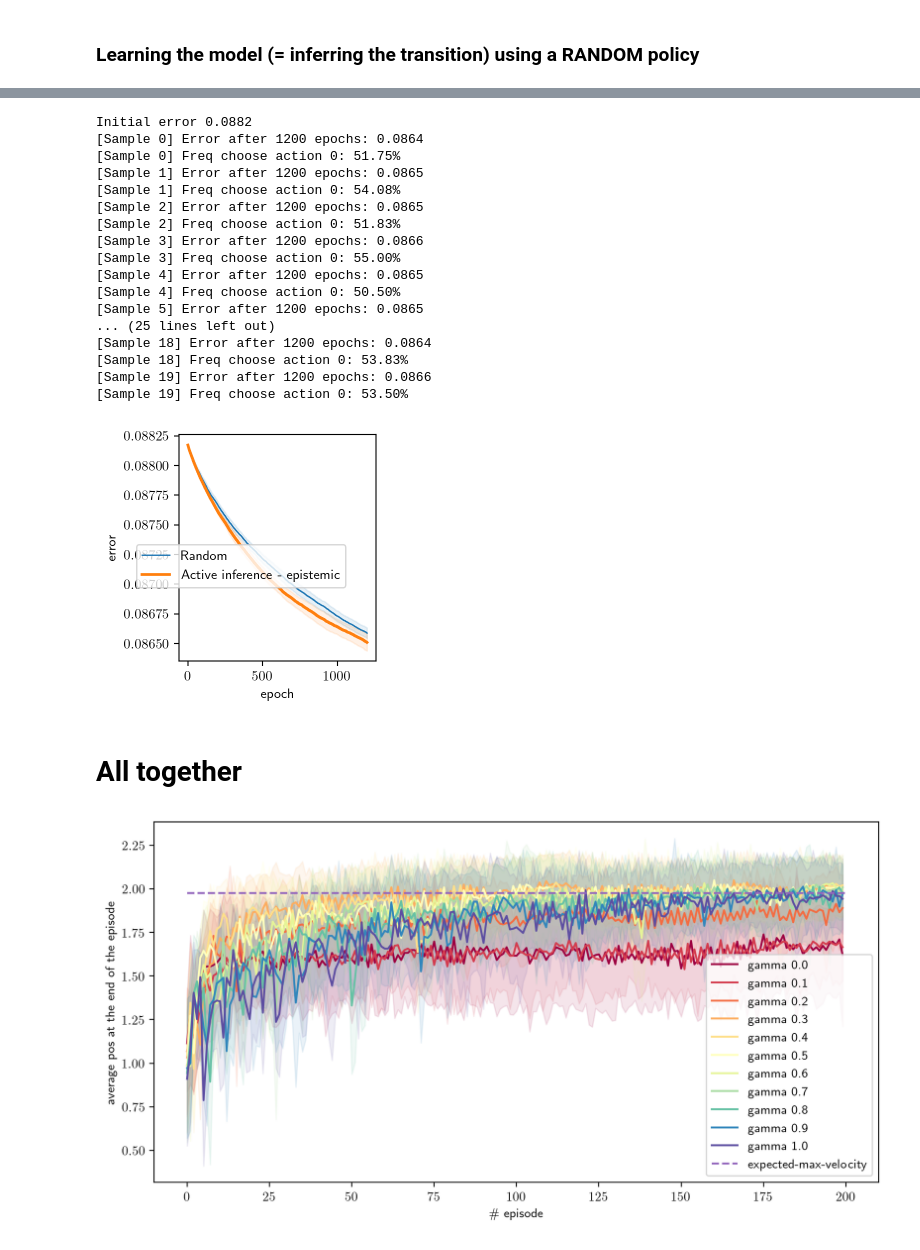
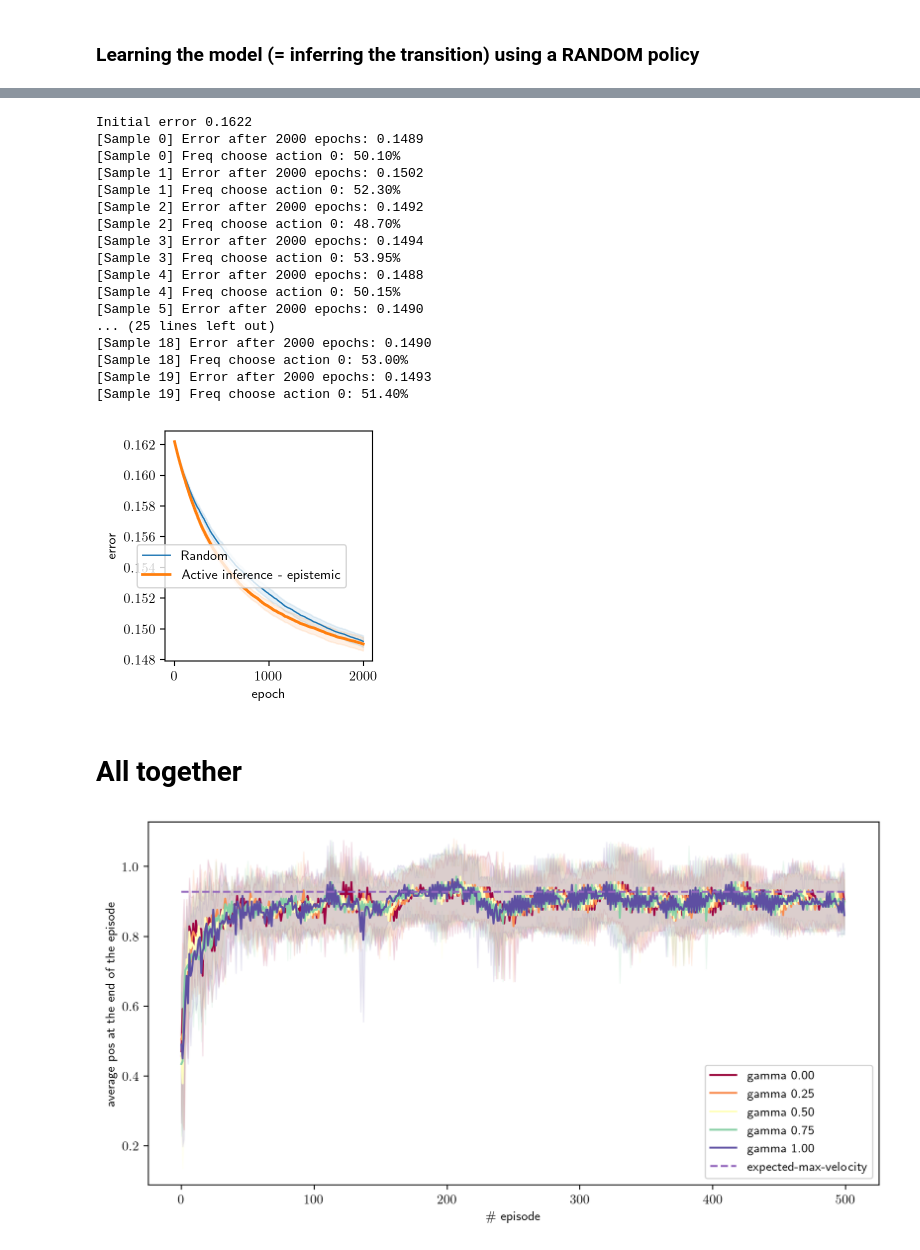
Before and after one commit to AurelienNioche/ActiveInferenceBall, a Jupyter notebook: velocity_and_position__main.ipynb, the cells around one changed output, grey strips where cells are left out. Saved outputs shown, nothing was run; the diff lists cells and outputs as text; code cells hidden in the pictures.

```diff
--- a/velocity_and_position__main.ipynb
+++ b/velocity_and_position__main.ipynb
@@ -99,14 +99,16 @@ for sample in range(n_sample_run):
             for h_idx in range(h):
                 a = ap[h_idx]
                 rollout_t_index = t_idx + h_idx
-                qv = qp @ (qv @ transition_velocity_atpvv[a, rollout_t_index, :, :])
+                qv = qp @ (qv @ transition_velocity_atpvv[a, rollout_t_index])
                 qp = qp @ (qv @ transition_position_pvp)
                 qvs[h_idx] = qv
                 qps[h_idx] = qp
 
             pragmatic[ap_index] = np.sum(qps @ log_prior)
 
-        a = action_plan[np.argmax(pragmatic)][0]
+        a = np.random.choice(
+            np.arange(len(action_plan))
+            [pragmatic == pragmatic.max()])
 
         v_idx = np.random.choice(
             np.arange(n_velocity),
@@ -124,6 +126,6 @@ run = {
     "velocity": hist_vel
 }
 # %%
-baselines = baseline.run_baseline_pragmatic()
+baselines = baseline.run()
 plot.runs(run, *baselines)
 # %% [output]
@@ -349,34 +351,34 @@ for sample in range(n_sample_run):
 
 run_af_epistemic = {"policy": "af-epistemic", "error": hist_err}
 # %% [output]
-Initial error 0.0882
-[Sample 0] Error after 1200 epochs: 0.0864
-[Sample 0] Freq choose action 0: 51.75%
-[Sample 1] Error after 1200 epochs: 0.0865
-[Sample 1] Freq choose action 0: 54.08%
-[Sample 2] Error after 1200 epochs: 0.0865
-[Sample 2] Freq choose action 0: 51.83%
-[Sample 3] Error after 1200 epochs: 0.0866
-[Sample 3] Freq choose action 0: 55.00%
-[Sample 4] Error after 1200 epochs: 0.0865
-[Sample 4] Freq choose action 0: 50.50%
-[Sample 5] Error after 1200 epochs: 0.0865
+Initial error 0.1622
+[Sample 0] Error after 2000 epochs: 0.1489
+[Sample 0] Freq choose action 0: 50.10%
+[Sample 1] Error after 2000 epochs: 0.1502
+[Sample 1] Freq choose action 0: 52.30%
+[Sample 2] Error after 2000 epochs: 0.1492
+[Sample 2] Freq choose action 0: 48.70%
+[Sample 3] Error after 2000 epochs: 0.1494
+[Sample 3] Freq choose action 0: 53.95%
+[Sample 4] Error after 2000 epochs: 0.1488
+[Sample 4] Freq choose action 0: 50.15%
+[Sample 5] Error after 2000 epochs: 0.1490
 ... (25 lines left out)
-[Sample 18] Error after 1200 epochs: 0.0864
-[Sample 18] Freq choose action 0: 53.83%
-[Sample 19] Error after 1200 epochs: 0.0866
-[Sample 19] Freq choose action 0: 53.50%
+[Sample 18] Error after 2000 epochs: 0.1490
+[Sample 18] Freq choose action 0: 53.00%
+[Sample 19] Error after 2000 epochs: 0.1493
+[Sample 19] Freq choose action 0: 51.40%
 # %%
 plot.error(run_random, run_af_epistemic)
 # %% [output]
-[figure, old version]
+[figure, new version]
 # %% [markdown]
 # All together
 # %%
-def run_af(gammas=None, n_episode=200, n_sample=20, horizon=1, verbose=False):
+def run_af(gammas=None, n_episode=500, n_sample=10, horizon=1, verbose=False):
 
     if gammas is None:
-        gammas = np.arange(0, 1.1, 0.1)
+        gammas = np.arange(0, 1.25, 0.25)
 
     if verbose:
         pbar = None
@@ -515,28 +517,28 @@ best_baseline__position = best_baseline["position"][:, -1].mean()
 # %%
 fig, ax = plt.subplots(figsize=(10, 5))
 
 cmap = cm.get_cmap('Spectral')
 
 for i, run in enumerate(runs):
 
     hist_pos = run["position"]
     gamma = run["gamma"]
 
     hist_mean = np.mean(hist_pos[:, :, -1], axis=0)
     hist_std = np.std(hist_pos[:, :, -1], axis=0)
 
     color = cmap(gamma)
 
     ax.fill_between(np.arange(len(hist_mean)), hist_mean - hist_std, hist_mean + hist_std, alpha=0.1, color=color)
-    ax.plot(np.arange(len(hist_mean)), hist_mean, color=color, label=f"gamma {gamma:.1f}")
+    ax.plot(np.arange(len(hist_mean)), hist_mean, color=color, label=f"gamma {gamma:.2f}")
 
 
 ax.hlines(best_baseline__position, 0, runs[0]["position"].shape[1], color="C4", linestyle="--", label="expected-max-velocity")
 ax.legend()
 ax.set_xlabel(r"\# episode")
 ax.set_ylabel("average pos at the end of the episode");
 # %% [output]
-[figure, old version]
+[figure, new version]
 # %%
 plot.runs(
     [_ for _ in runs if _["gamma"] == 1.0][0], # Run gamma = 1
```
Also changed, not shown: parts of 9 cells of this notebook, 12 other files.
